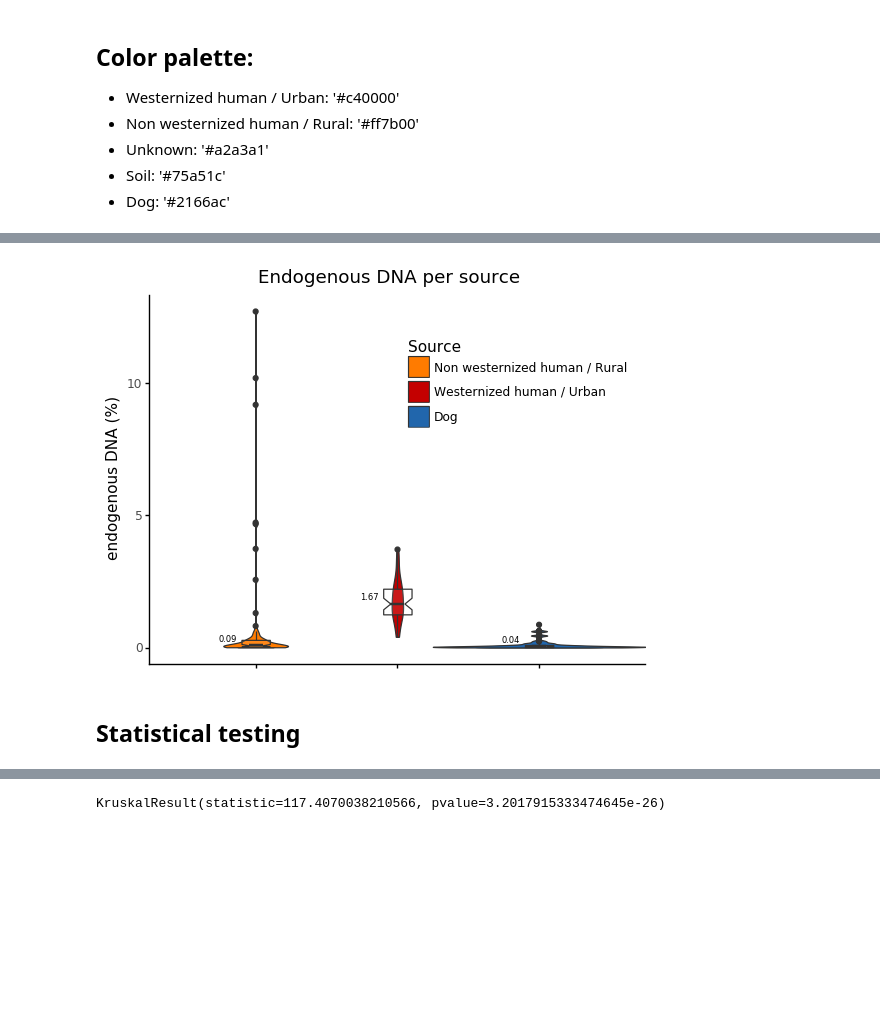
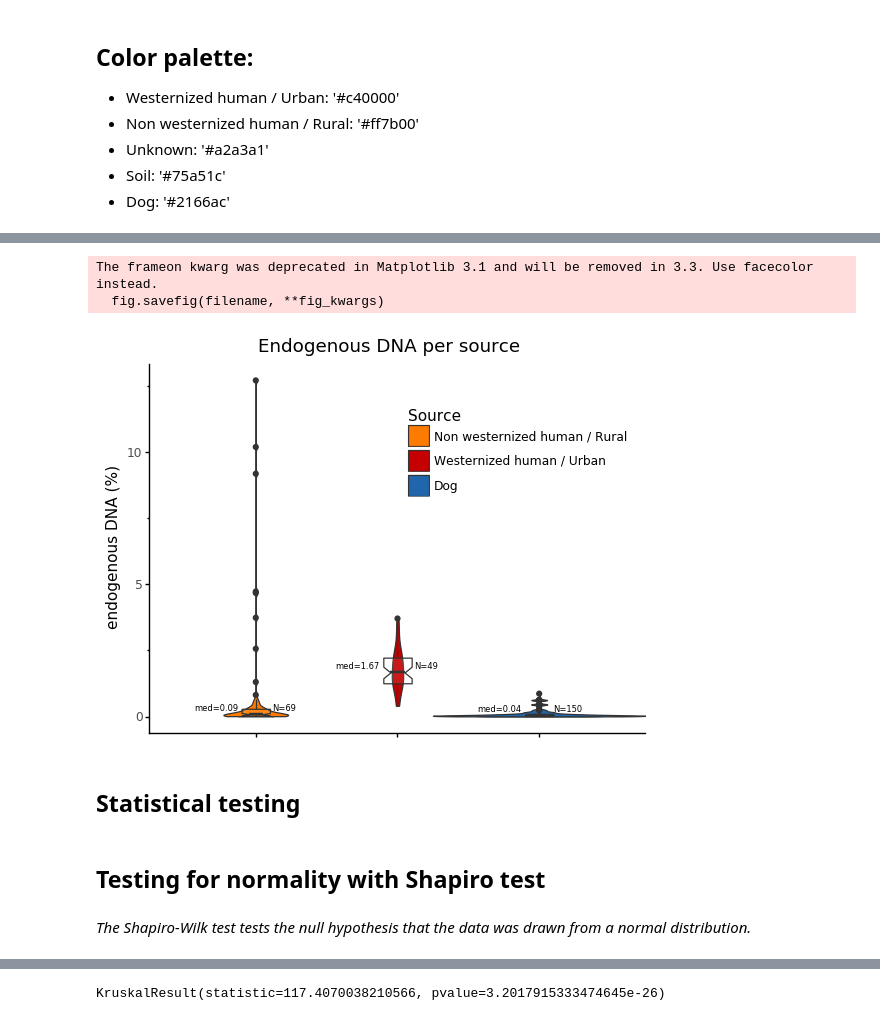
Before and after one commit to maxibor/coproid-article, a Jupyter notebook: figures/figure2/figure2.ipynb, the cells around one changed output, grey strips where cells are left out. Drawn from its saved outputs; the diff is of its cells as text; code cells hidden in the pictures; blank space fills up the shorter version.

```diff
--- a/figures/figure2/figure2.ipynb
+++ b/figures/figure2/figure2.ipynb
@@ -278,7 +277,14 @@ endo = (western_human[['percentage_endo','organism']]
 # %%
 endo['organism'] = pd.Categorical(endo.organism, categories= ['Non westernized human / Rural', 'Westernized human / Urban', 'Dog'], ordered=True)
 # %%
-endo_median = endo.groupby('organism')['percentage_endo'].median().round(2).to_frame().reset_index()
+endo_median = endo.groupby('organism')['percentage_endo'].median().round(2).to_frame()
+# %%
+endo_median['count']=endo.groupby('organism').count()
+# %%
+endo_median['percentage_endo_label'] = 'med=' + endo_median['percentage_endo'].astype(str)
+endo_median['count'] = 'N=' + endo_median['count'].astype(str)
+# %%
+endo_median = endo_median.reset_index()
 # %%
 endo_median
 # %% [output]
@@ -296,20 +311,27 @@ endo_median
 # %%
 p = ggplot(endo, aes(x="organism", y="percentage_endo")) + geom_violin(aes(fill="organism"))
 p = p + geom_violin(aes(fill='organism'), width=1.5)
 p = p + geom_boxplot(alpha=0.1, width=0.2, notch=True)
-p = p + geom_text(data = endo_median, mapping = aes(x='organism',y='percentage_endo',label='percentage_endo'), size = 6, nudge_x=-0.2, nudge_y=0.25)
+p = p + geom_text(data = endo_median, mapping = aes(x='organism',y='percentage_endo',label='percentage_endo_label'), size = 6, nudge_x=-0.28, nudge_y=0.26)
+p = p + geom_text(data = endo_median, mapping = aes(x='organism',y='percentage_endo',label='count'), size = 6, nudge_x=+0.2, nudge_y=0.26)
 # p = p + geom_dotplot(aes(fill='organism'),binaxis='y', stackdir='center', binwidth=0.05, alpha=0.2, stackratio = 0.4)
 p = p + labs(title = 'Endogenous DNA per source', subtitle = "A subtitle",x = '', y='endogenous DNA (%)')
 # p = p + theme_classic() + theme(legend_position = (0.7,0.7), axis_text_x=element_text(angle=45, hjust=1))
 p = p + theme_classic() + theme(legend_position = (0.7,0.7), axis_text_x=element_blank())
 p = p + scale_fill_manual(name = "Source", values = {"Dog":"#2166ac","Non westernized human / Rural":"#ff7b00","Westernized human / Urban":"#c40000"})
 p.draw()
 p.save('results/figure2.png', dpi=300)
 # %% [output]
+The frameon kwarg was deprecated in Matplotlib 3.1 and will be removed in 3.3. Use facecolor instead.
+  fig.savefig(filename, **fig_kwargs)
-[figure, old version]
+[figure, new version]
 # %% [markdown]
 ## Statistical testing
 # %%
 dog_endo = endo.loc[endo.index[endo['organism'] == 'Dog'],'percentage_endo']
 w_human_endo = endo.loc[endo.index[endo['organism'] == 'Westernized human / Urban'],'percentage_endo']
 nw_human_endo = endo.loc[endo.index[endo['organism'] == 'Non westernized human / Rural'],'percentage_endo']
+# %% [markdown]
+## Testing for normality with Shapiro test
+# %% [markdown]
+*The Shapiro-Wilk test tests the null hypothesis that the data was drawn from a normal distribution.*
```
Also changed, not shown: parts of 27 cells of this notebook, 1 other file.
